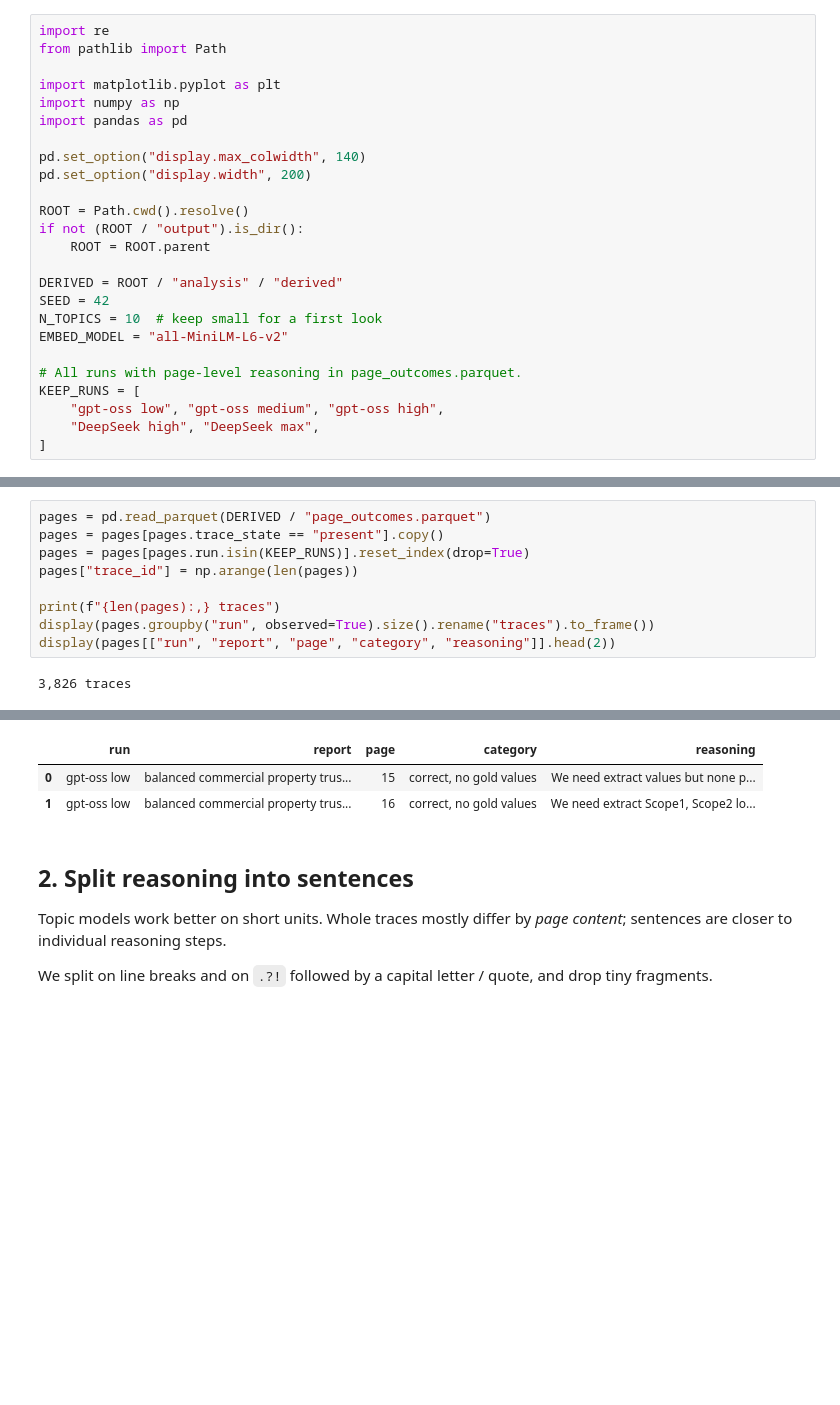
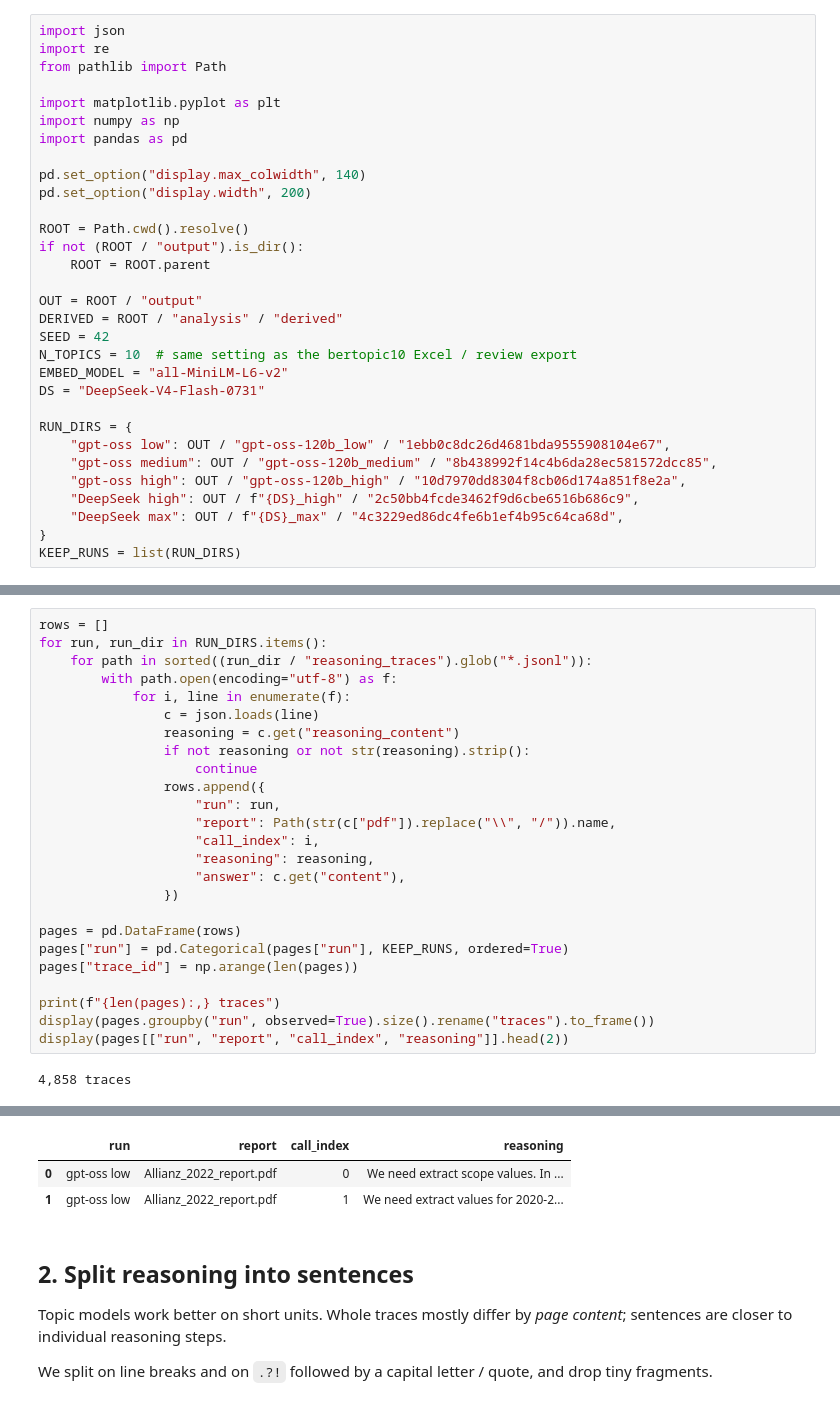
Before and after one commit to reginapichler/gist-reasoning-traces, a Jupyter notebook: analysis/trace_topics_base.ipynb, the cells around one changed output, grey strips where cells are left out. Cells and saved outputs as stored; diff of their text form; blank space fills up the shorter version.

```diff
--- a/analysis/trace_topics_base.ipynb
+++ b/analysis/trace_topics_base.ipynb
@@ -23,4 +22,5 @@ We only need paths, pandas/numpy/matplotlib, and later the embedding + clusterin
 # %%
+import json
 import re
 from pathlib import Path
 
@@ -35,16 +35,21 @@ ROOT = Path.cwd().resolve()
 if not (ROOT / "output").is_dir():
     ROOT = ROOT.parent
 
+OUT = ROOT / "output"
 DERIVED = ROOT / "analysis" / "derived"
 SEED = 42
-N_TOPICS = 10  # keep small for a first look
+N_TOPICS = 10  # same setting as the bertopic10 Excel / review export
 EMBED_MODEL = "all-MiniLM-L6-v2"
+DS = "DeepSeek-V4-Flash-0731"
 
-# All runs with page-level reasoning in page_outcomes.parquet.
-KEEP_RUNS = [
-    "gpt-oss low", "gpt-oss medium", "gpt-oss high",
-    "DeepSeek high", "DeepSeek max",
-]
+RUN_DIRS = {
+    "gpt-oss low": OUT / "gpt-oss-120b_low" / "1ebb0c8dc26d4681bda9555908104e67",
+    "gpt-oss medium": OUT / "gpt-oss-120b_medium" / "8b438992f14c4b6da28ec581572dcc85",
+    "gpt-oss high": OUT / "gpt-oss-120b_high" / "10d7970dd8304f8cb06d174a851f8e2a",
+    "DeepSeek high": OUT / f"{DS}_high" / "2c50bb4fcde3462f9d6cbe6516b686c9",
+    "DeepSeek max": OUT / f"{DS}_max" / "4c3229ed86dc4fe6b1ef4b95c64ca68d",
+}
+KEEP_RUNS = list(RUN_DIRS)
 # %% [markdown]
 ## 1. Load traces
 
@@ -53,13 +57,29 @@ We keep only rows where a reasoning trace is actually present.
 # %%
-pages = pd.read_parquet(DERIVED / "page_outcomes.parquet")
-pages = pages[pages.trace_state == "present"].copy()
-pages = pages[pages.run.isin(KEEP_RUNS)].reset_index(drop=True)
+rows = []
+for run, run_dir in RUN_DIRS.items():
+    for path in sorted((run_dir / "reasoning_traces").glob("*.jsonl")):
+        with path.open(encoding="utf-8") as f:
+            for i, line in enumerate(f):
+                c = json.loads(line)
+                reasoning = c.get("reasoning_content")
+                if not reasoning or not str(reasoning).strip():
+                    continue
+                rows.append({
+                    "run": run,
+                    "report": Path(str(c["pdf"]).replace("\\", "/")).name,
+                    "call_index": i,
+                    "reasoning": reasoning,
+                    "answer": c.get("content"),
+                })
+
+pages = pd.DataFrame(rows)
+pages["run"] = pd.Categorical(pages["run"], KEEP_RUNS, ordered=True)
 pages["trace_id"] = np.arange(len(pages))
 
 print(f"{len(pages):,} traces")
 display(pages.groupby("run", observed=True).size().rename("traces").to_frame())
-display(pages[["run", "report", "page", "category", "reasoning"]].head(2))
+display(pages[["run", "report", "call_index", "reasoning"]].head(2))
 # %% [output]
-3,826 traces
+4,858 traces
 |  | traces |
 | run |  |
@@ -71,6 +91,6 @@ display(pages[["run", "report", "page", "category", "reasoning"]].head(2))
-|  | run | report | page | category | reasoning |
-| 0 | gpt-oss low | balanced commercial property trus... | 15 | correct, no gold values | We need extract values but none p... |
-| 1 | gpt-oss low | balanced commercial property trus... | 16 | correct, no gold values | We need extract Scope1, Scope2 lo... |
+|  | run | report | call_index | reasoning |
+| 0 | gpt-oss low | Allianz_2022_report.pdf | 0 | We need extract scope values. In ... |
+| 1 | gpt-oss low | Allianz_2022_report.pdf | 1 | We need extract values for 2020-2... |
 # %% [markdown]
 ## 2. Split reasoning into sentences
 
```
Also changed, not shown: parts of 12 cells of this notebook, 2 other files.
